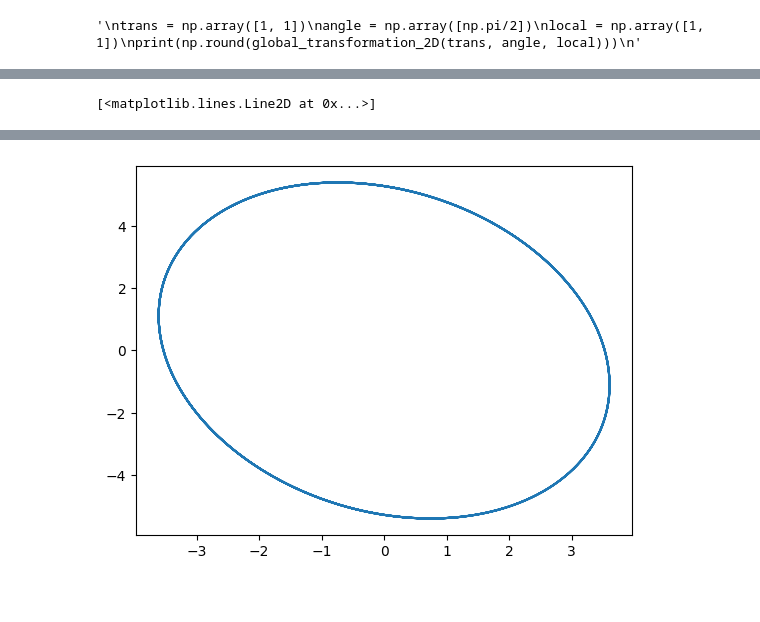
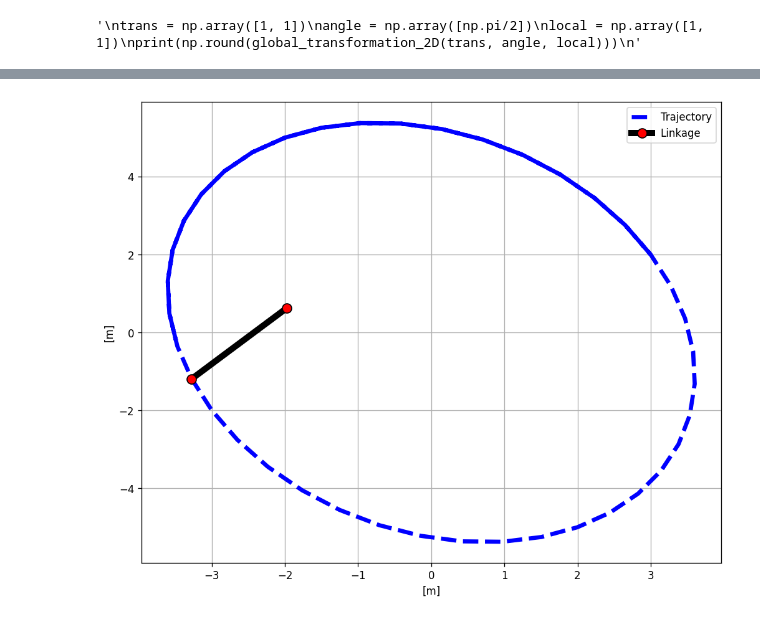
Before and after one commit to XERN0N/Computational_Dynamics_E25, a Jupyter notebook: Notebooks/Lecture 2/coordinate_transform.ipynb, the cells around one changed output, grey strips where cells are left out. Drawn from its saved outputs; the diff is of its cells as text; code cells hidden in the pictures.

```diff
--- a/Notebooks/Lecture 2/coordinate_transform.ipynb
+++ b/Notebooks/Lecture 2/coordinate_transform.ipynb
@@ -24,22 +16,76 @@ print(np.round(global_transformation_2D(trans, angle, local)))
 # %% [markdown]
 ![image.png](attachment:image.png)
 # %%
+import matplotlib.pyplot as plt
+from matplotlib.animation import FuncAnimation
+from IPython.display import HTML
+
 h = 2
 omega = np.pi/2
-t = np.arange(0, 6*np.pi, 0.01)
-body_orientation = t*omega
 s_p = np.array([1, 2]).T
+
+end_time = 3 #In seconds
+timestep = 0.1 #Timestep in seconds
+time_vector = np.arange(0, end_time*(np.pi/omega), timestep)
+time_period = 1/timestep
+
+body_orientation = time_vector*omega
 translation_array = np.array([h*np.cos(body_orientation), 2*h*np.sin(body_orientation)]).T
 
-kinematic_path_points = np.empty((len(t), 2))
+kinematic_path_points = np.empty((len(time_vector), 2))
 
-for index, timepoints in enumerate(t):
+for index, timepoints in enumerate(time_vector):
     kinematic_path_points[index] = global_transformation_2D(translation_array[index, :], body_orientation[index], s_p)
 
 
-#print(kinematic_path_points)
-combined = kinematic_path_points[:,0] + kinematic_path_points[:,1]
+#DATA SECTION
+axis_offset = 1.1
+x_data = kinematic_path_points[:,0]
+y_data = kinematic_path_points[:,1]
+trans_x = translation_array[:,0]
+trans_y = translation_array[:,1]
 
-plt.plot(kinematic_path_points[:,0], kinematic_path_points[:,1])
+#Find max values on axis and add percentage offset
+max_x = np.max(x_data)
+max_y = np.max(y_data)
+#Initiating the animation
+fig, ax = plt.subplots(figsize=(10, 8), dpi=120)
+
+#Add lines for trajectory and for linkage/body
+lineplot_trajectory = ax.plot(x_data[0], y_data[0], label="Trajectory of body", linestyle="dashed", color="blue", linewidth=4, animated = True)[0]
+lineplot_linkage = ax.plot(trans_x[0], y_data[0], label="Trajectory of body",
+                           linestyle="solid", color="black", linewidth=6,
+                           marker="o", markersize=9, markerfacecolor="red",
+                           animated = True)[0]
+
+#Axis units
+x_unit = "[m]"
+y_unit = "[m]"
+
+#Setting plot markers and legends
+ax.legend(["Trajectory", "Linkage"])
+ax.grid()
+ax.set_xlim(-max_x*axis_offset, max_x*axis_offset)
+ax.set_ylim(-max_y*axis_offset, max_y*axis_offset)
+ax.set_xlabel(x_unit)
+ax.set_ylabel(y_unit)
+
+def frame_update(timepoint):
+
+    x_traj = x_data[:timepoint]
+    y_traj = y_data[:timepoint]
+    x_link = [trans_x[timepoint], x_data[timepoint]]
+    y_link = [trans_y[timepoint], y_data[timepoint]]
+
+    lineplot_trajectory.set_xdata(x_traj)
+    lineplot_trajectory.set_ydata(y_traj)
+    lineplot_linkage.set_xdata(x_link)
+    lineplot_linkage.set_ydata(y_link)
+
+    return (lineplot_trajectory, lineplot_linkage)
+
+#Animation call here
+animation = FuncAnimation(fig, frame_update, frames=range(len(time_vector)), blit=True, interval=time_period)
+animation.save("saved_animation.gif")
+HTML(animation.to_jshtml(fps=time_period))
 # %% [output]
-[<matplotlib.lines.Line2D at 0x...>]
@@ -46 +93 @@ plt.plot(kinematic_path_points[:,0], kinematic_path_points[:,1])
-[figure, old version]
+[figure, new version]
```
Also changed, not shown: parts of 2 cells of this notebook, 3 other files.
